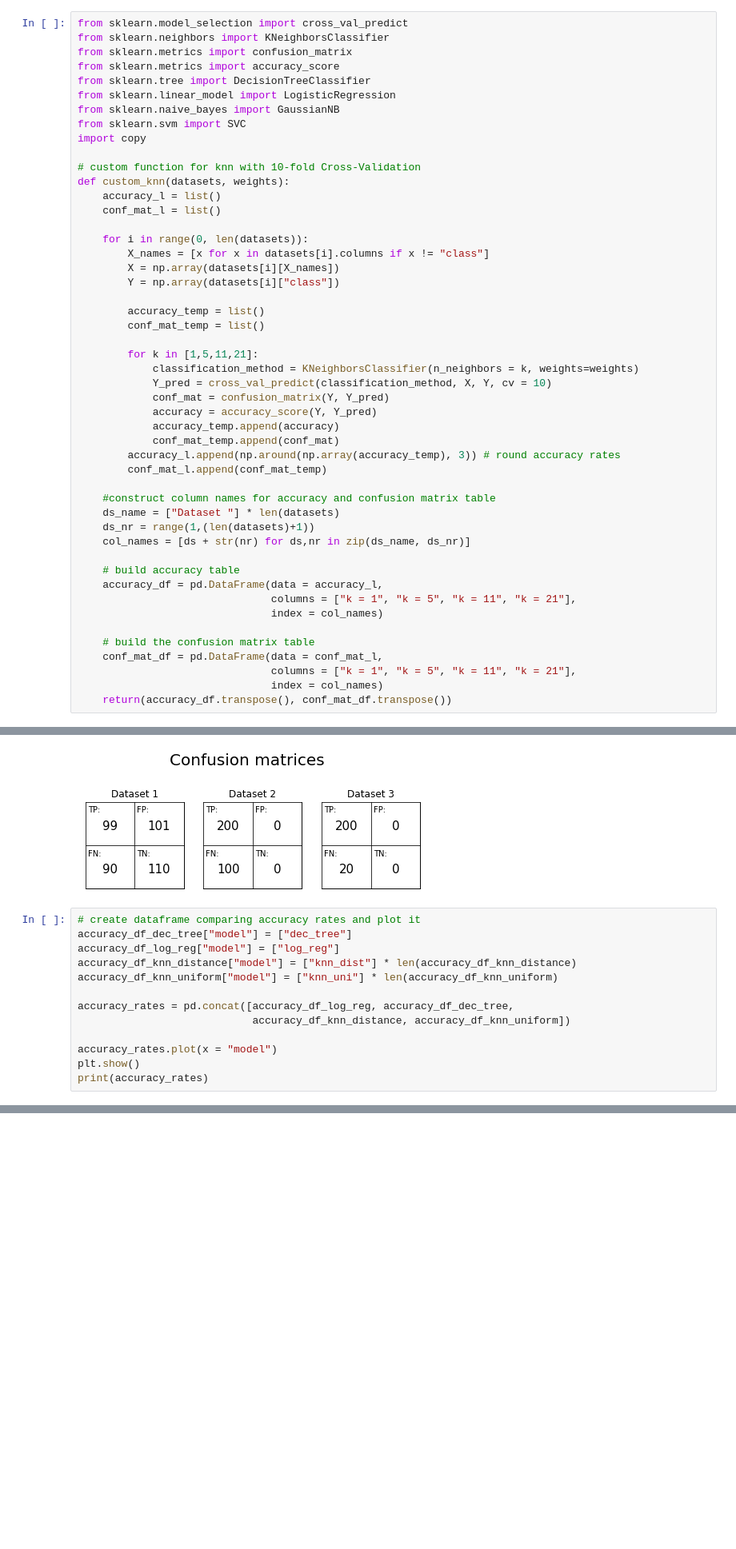
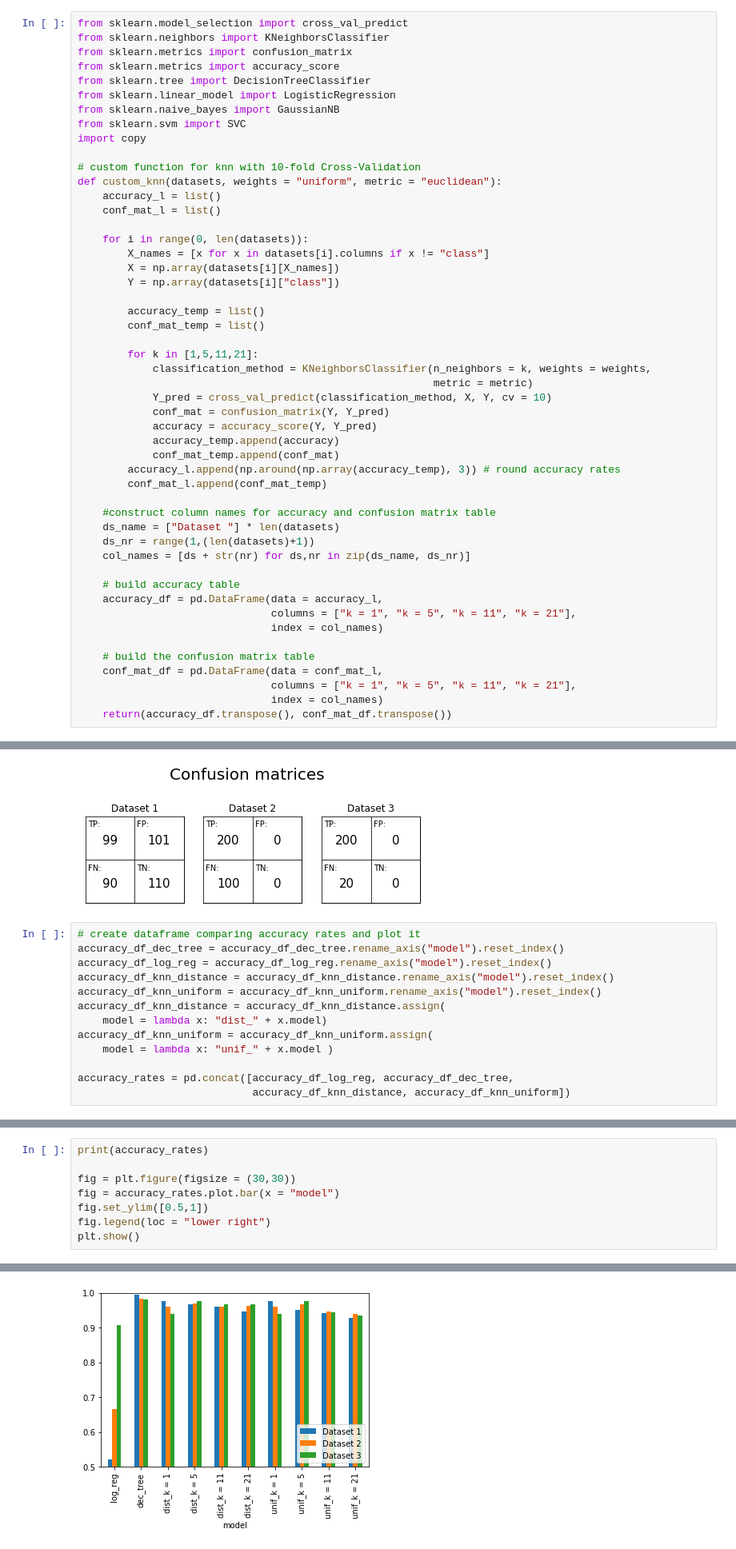
Before and after one commit to SimonJasansky/data_mining, a Jupyter notebook: assignment_2.ipynb, the cells around one changed output, grey strips where cells are left out. Shown at 80% size. Saved outputs shown, nothing was run; the diff lists cells and outputs as text; blank space fills up the shorter version.

```diff
--- a/assignment_2.ipynb
+++ b/assignment_2.ipynb
@@ -50,7 +48,7 @@ from sklearn.svm import SVC
 import copy
 
 # custom function for knn with 10-fold Cross-Validation
-def custom_knn(datasets, weights):
+def custom_knn(datasets, weights = "uniform", metric = "euclidean"):
     accuracy_l = list()
     conf_mat_l = list()
 
@@ -63,7 +61,8 @@ def custom_knn(datasets, weights):
         conf_mat_temp = list()
 
         for k in [1,5,11,21]:
-            classification_method = KNeighborsClassifier(n_neighbors = k, weights=weights)
+            classification_method = KNeighborsClassifier(n_neighbors = k, weights = weights,
+                                                         metric = metric)
             Y_pred = cross_val_predict(classification_method, X, Y, cv = 10)
             conf_mat = confusion_matrix(Y, Y_pred)
             accuracy = accuracy_score(Y, Y_pred)
@@ -315,14 +327,14 @@ log_reg      0.522      0.667      0.909
 [figure]
 # %%
 # create dataframe comparing accuracy rates and plot it
-accuracy_df_dec_tree["model"] = ["dec_tree"]
-accuracy_df_log_reg["model"] = ["log_reg"]
-accuracy_df_knn_distance["model"] = ["knn_dist"] * len(accuracy_df_knn_distance)
-accuracy_df_knn_uniform["model"] = ["knn_uni"] * len(accuracy_df_knn_uniform)
+accuracy_df_dec_tree = accuracy_df_dec_tree.rename_axis("model").reset_index()
+accuracy_df_log_reg = accuracy_df_log_reg.rename_axis("model").reset_index()
+accuracy_df_knn_distance = accuracy_df_knn_distance.rename_axis("model").reset_index()
+accuracy_df_knn_uniform = accuracy_df_knn_uniform.rename_axis("model").reset_index()
+accuracy_df_knn_distance = accuracy_df_knn_distance.assign(
+    model = lambda x: "dist_" + x.model)
+accuracy_df_knn_uniform = accuracy_df_knn_uniform.assign(
+    model = lambda x: "unif_" + x.model )
 
 accuracy_rates = pd.concat([accuracy_df_log_reg, accuracy_df_dec_tree,
                             accuracy_df_knn_distance, accuracy_df_knn_uniform])
-
-accuracy_rates.plot(x = "model")
-plt.show()
-print(accuracy_rates)
@@ -341,0 +341,9 @@ k = 21        0.928      0.940      0.936   knn_uni
+# %%
+print(accuracy_rates)
+
+fig = plt.figure(figsize = (30,30))
+fig = accuracy_rates.plot.bar(x = "model")
+fig.set_ylim([0.5,1])
+fig.legend(loc = "lower right")
+plt.show()
+# %% [output]
@@ -341,0 +362 @@ k = 21        0.928      0.940      0.936   knn_uni
+[figure, added]
```
Also changed, not shown: parts of 20 cells of this notebook.
